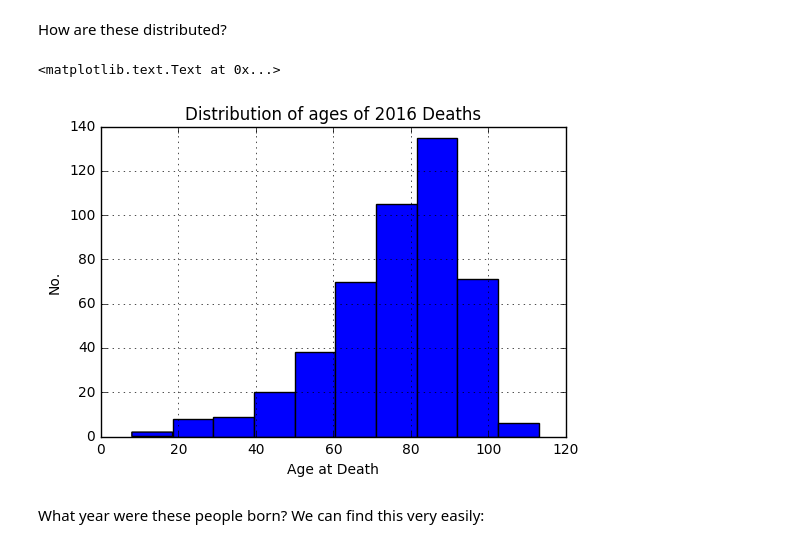
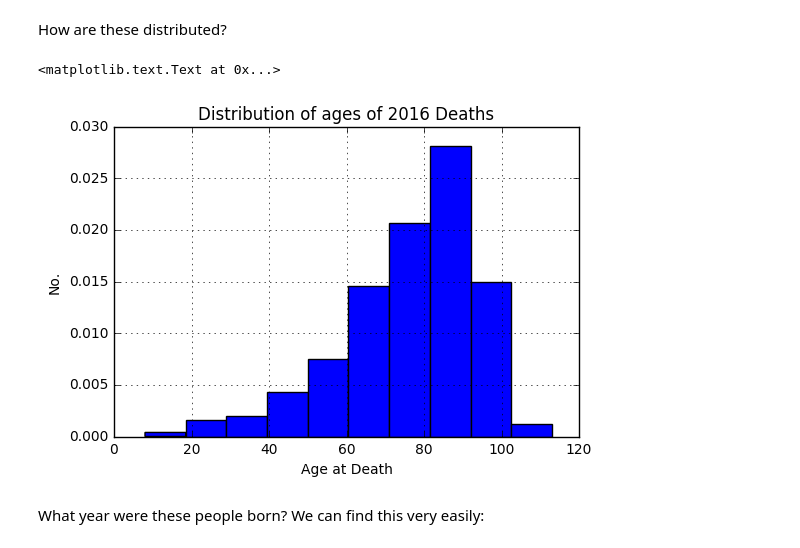
Before and after one commit to nowaycomputer/2016_celebs, a Jupyter notebook: 2016 Celebrity Deaths.ipynb, the cells around one changed output. Drawn from its saved outputs; the diff is of its cells as text; code cells hidden in the pictures.

Commit message:
playing with plots of previous years data

```diff
--- a/2016 Celebrity Deaths.ipynb
+++ b/2016 Celebrity Deaths.ipynb
@@ -49,13 +47,13 @@ deaths_2016=get_2016_deaths()
 How are these distributed?
 # %%
 s_2016 = pd.Series(deaths_2016)
-az=s.hist()
+az=s_2016.hist(normed=True)
 az.set_xlabel('Age at Death')
 az.set_ylabel('No.')
 az.set_title('Distribution of ages of 2016 Deaths')
 # %% [output]
 <matplotlib.text.Text at 0x...>
-[figure, old version]
+[figure, new version]
 # %% [markdown]
 What year were these people born? We can find this very easily:
 # %%
```
Also changed, not shown: parts of 26 cells of this notebook.
